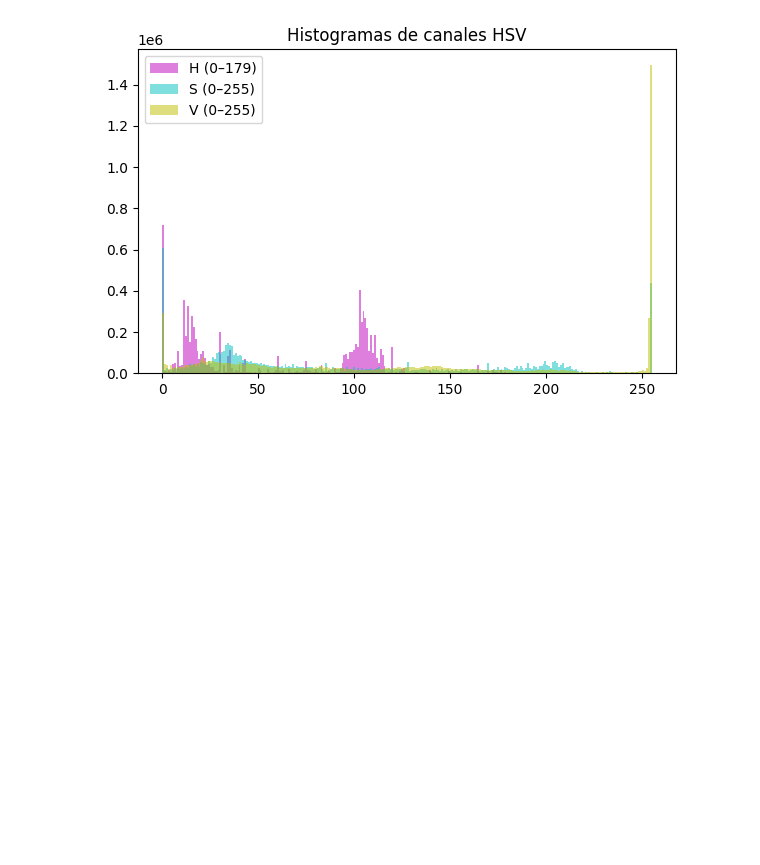
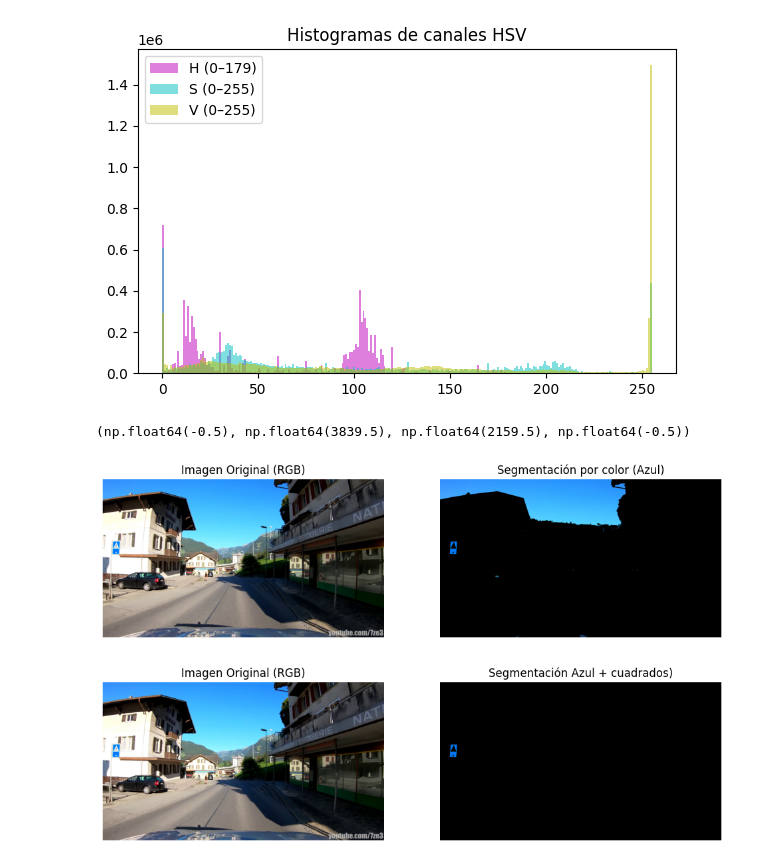
Before and after one commit to KalebG13/Sistemas-de-vision, a Jupyter notebook: Tarea1/Tarea1.ipynb, the cells around one changed output. Drawn from its saved outputs; the diff is of its cells as text; code cells hidden in the pictures; blank space fills up the shorter version.

Commit message:
Subir color azul

```diff
--- a/Tarea1/Tarea1.ipynb
+++ b/Tarea1/Tarea1.ipynb
@@ -193,3 +193,33 @@ plt.show()
 # %%
 #Ahora se procede con el objetivo de segmentar la imagen con base en los valores de H S V.
 # Definir umbrales para H, S, V
+
+lower_blue = np.array([90, 170, 110])
+upper_blue = np.array([130, 255, 255])
+mask_blue = cv2.inRange(im_hsv, lower_blue, upper_blue)
+
+# Aplicar la máscara a la imagen original
+result_blue = cv2.bitwise_and(im, im, mask=mask_blue)
+# Mostrar la imagen original y la segmentada lado a lado
+fig, axs = plt.subplots(1, 2, figsize=(12, 6))
+axs[0].imshow(im_rgb)
+axs[0].set_title('Imagen Original (RGB)')
+axs[0].axis('off')
+axs[1].imshow(cv2.cvtColor(result_blue, cv2.COLOR_BGR2RGB))
+axs[1].set_title('Segmentación por color (Azul)')
+axs[1].axis('off')
+
+# Usar la máscara combinada de color y forma (final_mask) para segmentar
+result_con = cv2.bitwise_and(im, im, mask=final_mask)
+# Mostrar la imagen original y la segmentada lado a lado
+fig, axs = plt.subplots(1, 2, figsize=(12, 6))
+axs[0].imshow(im_rgb)
+axs[0].set_title('Imagen Original (RGB)')
+axs[0].axis('off')
+axs[1].imshow(cv2.cvtColor(result_con, cv2.COLOR_BGR2RGB))
+axs[1].set_title('Segmentación Azul + cuadrados)')
+axs[1].axis('off')
+# %% [output]
+(np.float64(-0.5), np.float64(3839.5), np.float64(2159.5), np.float64(-0.5))
+[figure, added]
+[figure, added]
```
